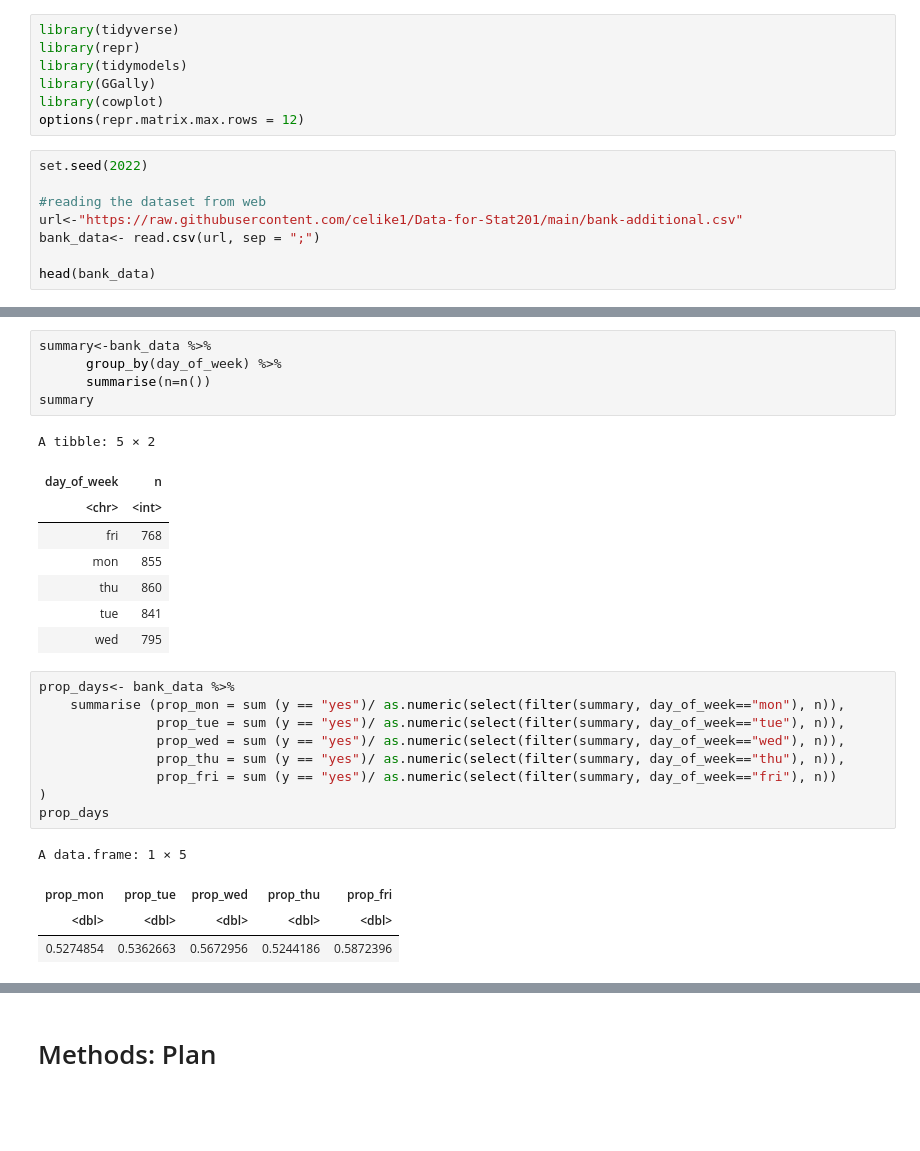
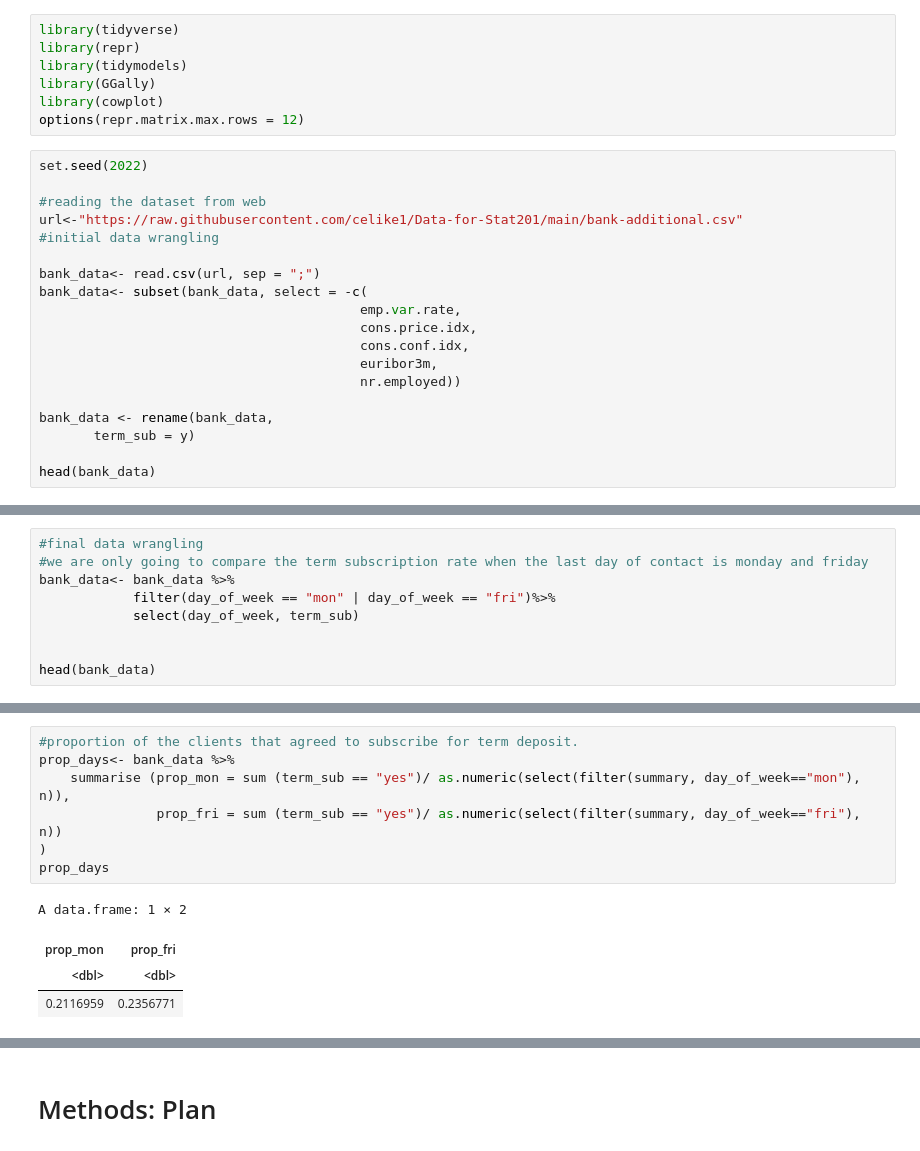
Before and after one commit to celike1/STAT201-Project, a Jupyter notebook: eda.ipynb, the cells around one changed output, grey strips where cells are left out. Drawn from its saved outputs; the diff is of its cells as text; blank space fills up the shorter version.

```diff
--- a/eda.ipynb
+++ b/eda.ipynb
@@ -16,7 +16,18 @@ set.seed(2022)
 
 #reading the dataset from web
 url<-"https://raw.githubusercontent.com/celike1/Data-for-Stat201/main/bank-additional.csv"
+#initial data wrangling
+
 bank_data<- read.csv(url, sep = ";")
+bank_data<- subset(bank_data, select = -c(
+                                         emp.var.rate,
+                                         cons.price.idx,
+                                         cons.conf.idx,
+                                         euribor3m,
+                                         nr.employed))
+
+bank_data <- rename(bank_data,
+       term_sub = y)
 
 head(bank_data)
 # %% [output]
@@ -29,3 +40,12 @@ A data.frame: 6 × 21
 | 4 | 38 | services | married | basic.9y | no | unknown | unknown | telephone | jun | fri | ... |
 | 5 | 47 | admin. | married | university.degree | no | yes | no | cellular | nov | mon | ... |
 | 6 | 32 | services | single | university.degree | no | no | no | cellular | sep | thu | ... |
+# %%
+#final data wrangling
+#we are only going to compare the term subscription rate when the last day of contact is monday and friday
+bank_data<- bank_data %>%
+            filter(day_of_week == "mon" | day_of_week == "fri")%>%
+            select(day_of_week, term_sub)
+
+
+head(bank_data)
@@ -86,29 +117,13 @@ A grouped_df: 10 × 3
-# %%
-summary<-bank_data %>%
-      group_by(day_of_week) %>%
-      summarise(n=n())
-summary
-# %% [output]
-A tibble: 5 × 2
-| day_of_week | n |
-| <chr> | <int> |
-| fri | 768 |
-| mon | 855 |
-| thu | 860 |
-| tue | 841 |
-| wed | 795 |
 # %%
+#proportion of the clients that agreed to subscribe for term deposit.
 prop_days<- bank_data %>%
-    summarise (prop_mon = sum (y == "yes")/ as.numeric(select(filter(summary, day_of_week=="mon"), n)),
-               prop_tue = sum (y == "yes")/ as.numeric(select(filter(summary, day_of_week=="tue"), n)),
-               prop_wed = sum (y == "yes")/ as.numeric(select(filter(summary, day_of_week=="wed"), n)),
-               prop_thu = sum (y == "yes")/ as.numeric(select(filter(summary, day_of_week=="thu"), n)),
-               prop_fri = sum (y == "yes")/ as.numeric(select(filter(summary, day_of_week=="fri"), n))
+    summarise (prop_mon = sum (term_sub == "yes")/ as.numeric(select(filter(summary, day_of_week=="mon"), n)),
+               prop_fri = sum (term_sub == "yes")/ as.numeric(select(filter(summary, day_of_week=="fri"), n))
 )
 prop_days
 # %% [output]
-A data.frame: 1 × 5
+A data.frame: 1 × 2
-| prop_mon | prop_tue | prop_wed | prop_thu | prop_fri |
-| <dbl> | <dbl> | <dbl> | <dbl> | <dbl> |
-| 0.5274854 | 0.5362663 | 0.5672956 | 0.5244186 | 0.5872396 |
+| prop_mon | prop_fri |
+| <dbl> | <dbl> |
+| 0.2116959 | 0.2356771 |
 # %%
```
Also changed, not shown: parts of 11 cells of this notebook.
